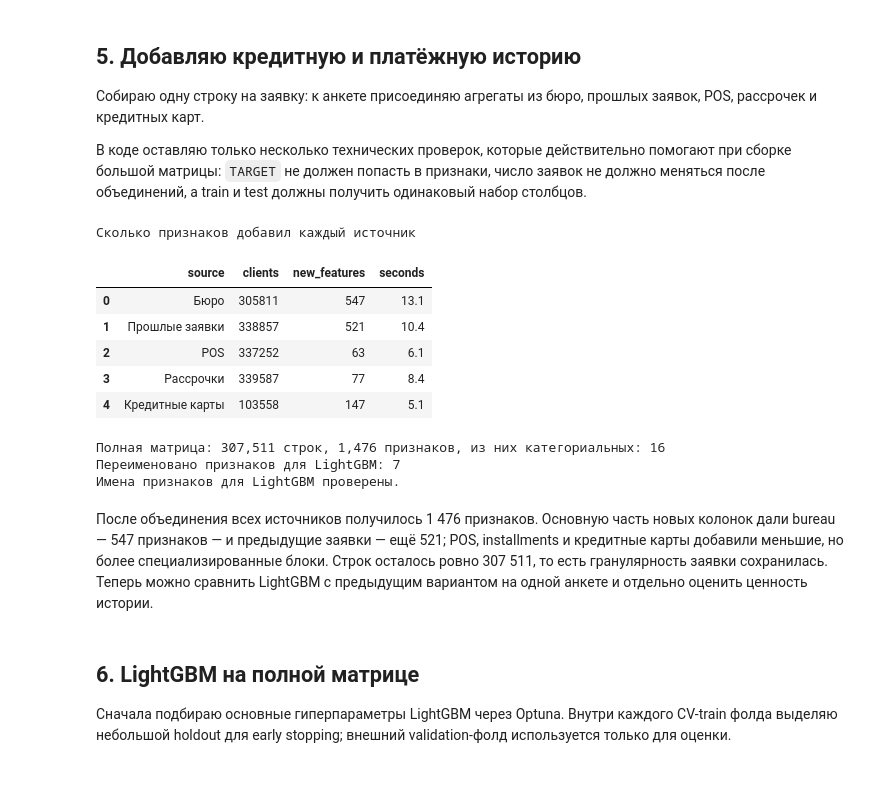
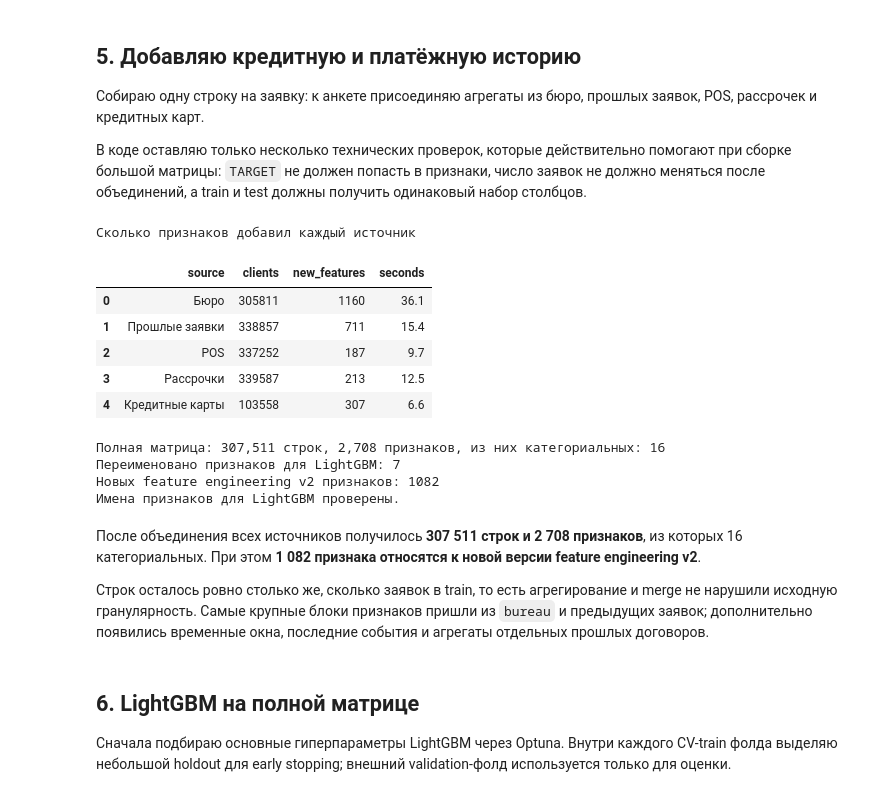
Before and after one commit to GriGkos/ml-projects, a Jupyter notebook: projects/04_home_credit_scoring/notebooks/solution.ipynb, the cells around one changed output. Saved outputs shown, nothing was run; the diff lists cells and outputs as text; code cells hidden in the pictures.

```diff
--- a/projects/04_home_credit_scoring/notebooks/solution.ipynb
+++ b/projects/04_home_credit_scoring/notebooks/solution.ipynb
@@ -1175,43 +2251,52 @@ categorical_columns = [
     if column in rename_map
 ]
 
 print(
     f'Полная матрица: {X.shape[0]:,} строк, '
     f'{X.shape[1]:,} признаков, '
     f'из них категориальных: {len(categorical_columns)}'
 )
 print(f'Переименовано признаков для LightGBM: {renamed_count}')
 
+v2_feature_count = sum(
+    '__V2_' in column or '_V2_' in column
+    for column in X.columns
+)
+print(f'Новых feature engineering v2 признаков: {v2_feature_count}')
+
 # LightGBM запрещает [, ], {, }, ", : и , в feature names.
 invalid_pattern = re.compile(r'[\[\]{}":,]')
 bad_feature_names = [
     column for column in X.columns
     if invalid_pattern.search(str(column))
 ]
 
 if bad_feature_names:
     raise ValueError(
         'После очистки остались недопустимые имена признаков: '
         f'{bad_feature_names[:10]}'
     )
 
 assert X.columns.is_unique, 'После очистки появились дублирующиеся имена признаков.'
 assert X.columns.tolist() == X_test.columns.tolist(), 'Имена train/test разошлись.'
 
 print('Имена признаков для LightGBM проверены.')
 # %% [output]
 Сколько признаков добавил каждый источник
 |  | source | clients | new_features | seconds |
-| 0 | Бюро | 305811 | 547 | 13.1 |
-| 1 | Прошлые заявки | 338857 | 521 | 10.4 |
-| 2 | POS | 337252 | 63 | 6.1 |
-| 3 | Рассрочки | 339587 | 77 | 8.4 |
-| 4 | Кредитные карты | 103558 | 147 | 5.1 |
+| 0 | Бюро | 305811 | 1160 | 36.1 |
+| 1 | Прошлые заявки | 338857 | 711 | 15.4 |
+| 2 | POS | 337252 | 187 | 9.7 |
+| 3 | Рассрочки | 339587 | 213 | 12.5 |
+| 4 | Кредитные карты | 103558 | 307 | 6.6 |
-Полная матрица: 307,511 строк, 1,476 признаков, из них категориальных: 16
+Полная матрица: 307,511 строк, 2,708 признаков, из них категориальных: 16
 Переименовано признаков для LightGBM: 7
+Новых feature engineering v2 признаков: 1082
 Имена признаков для LightGBM проверены.
-# %% [markdown]
-После объединения всех источников получилось 1 476 признаков. Основную часть новых колонок дали bureau — 547 признаков — и предыдущие заявки — ещё 521; POS, installments и кредитные карты добавили меньшие, но более специализированные блоки. Строк осталось ровно 307 511, то есть гранулярность заявки сохранилась. Теперь можно сравнить LightGBM с предыдущим вариантом на одной анкете и отдельно оценить ценность истории.
+# %% [markdown]
+После объединения всех источников получилось **307 511 строк и 2 708 признаков**, из которых 16 категориальных. При этом **1 082 признака относятся к новой версии feature engineering v2**.
+
+Строк осталось ровно столько же, сколько заявок в train, то есть агрегирование и merge не нарушили исходную гранулярность. Самые крупные блоки признаков пришли из `bureau` и предыдущих заявок; дополнительно появились временные окна, последние события и агрегаты отдельных прошлых договоров.
 # %% [markdown]
 ## 6. LightGBM на полной матрице
 
```
Also changed, not shown: parts of 72 cells of this notebook, 12 other files.
